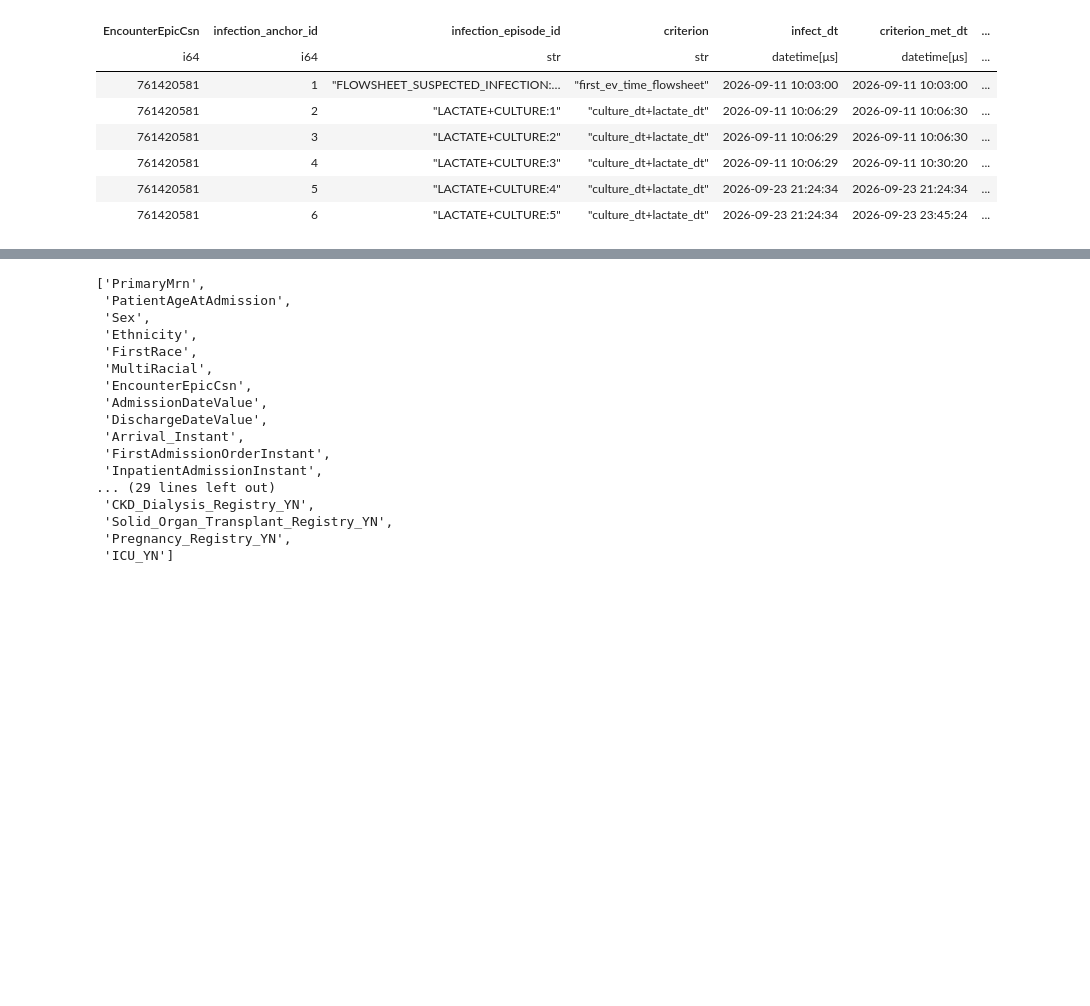
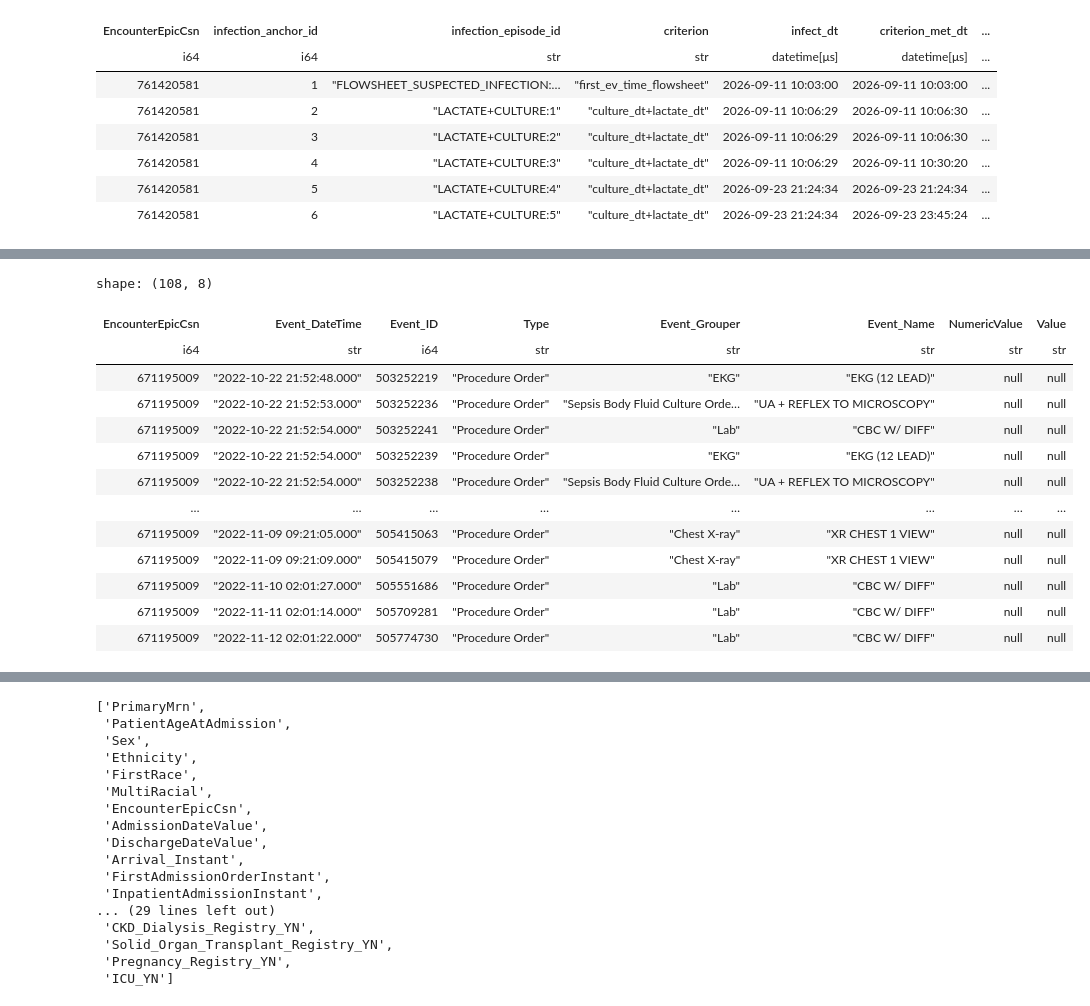
Before and after one commit to UTSW-CIC/Sepsis-Analysis, a Jupyter notebook: notebooks/scratches-requests/00_phase4_phase3_output.ipynb, the cells around one changed output, grey strips where cells are left out. Drawn from its saved outputs; the diff is of its cells as text; code cells hidden in the pictures; blank space fills up the shorter version.

```diff
--- a/notebooks/scratches-requests/00_phase4_phase3_output.ipynb
+++ b/notebooks/scratches-requests/00_phase4_phase3_output.ipynb
@@ -298,11 +301,17 @@ shape: (6, 7)
 # %%
 df_enc_4  = pl.read_csv(os.path.join(data_path, "Encounter Attributes - 10.28.26.csv"),
                          null_values=['null', "NULL", 'Null', 'NONE', 'None'],
-                        infer_schema=False,
+                        infer_schema=True,
 						# new_columns=input_output_config_4.input_file_names.HEADERS,
                         # has_header=False
                         )
 
+df_proc_4  = pl.read_csv(os.path.join(data_path, "Procedure Orders - 10.8.26.csv"),
+                         null_values=['null', "NULL", 'Null', 'NONE', 'None'],
+                        infer_schema=True,
+						new_columns=input_output_config_4.input_file_names.HEADERS,
+                        has_header=False
+                        )
 df_meds_4 = pl.read_csv(os.path.join(data_path, "Med Admin - 10.8.26.csv"),
                          null_values=['null', "NULL", 'Null', 'NONE', 'None'],
                         infer_schema=False,
@@ -323,0 +349,21 @@ df_medsord_4 = pl.read_csv(os.path.join(data_path, "Med Orders - 10.8.26.csv"),
+# %%
+df_proc_4.filter(
+    ((pl.col("EncounterEpicCsn").cast(pl.Int32)) == 671195009)
+    # &
+    # (pl.col("Event_Grouper").str.to_lowercase().str.contains("antib"))
+).sort(by='Event_DateTime')
+# %% [output]
+shape: (108, 8)
+| EncounterEpicCsn | Event_DateTime | Event_ID | Type | Event_Grouper | Event_Name | NumericValue | Value |
+| i64 | str | i64 | str | str | str | str | str |
+| 671195009 | "2022-10-22 21:52:48.000" | 503252219 | "Procedure Order" | "EKG" | "EKG (12 LEAD)" | null | null |
+| 671195009 | "2022-10-22 21:52:53.000" | 503252236 | "Procedure Order" | "Sepsis Body Fluid Culture Orde… | "UA + REFLEX TO MICROSCOPY" | null | null |
+| 671195009 | "2022-10-22 21:52:54.000" | 503252241 | "Procedure Order" | "Lab" | "CBC W/ DIFF" | null | null |
+| 671195009 | "2022-10-22 21:52:54.000" | 503252239 | "Procedure Order" | "EKG" | "EKG (12 LEAD)" | null | null |
+| 671195009 | "2022-10-22 21:52:54.000" | 503252238 | "Procedure Order" | "Sepsis Body Fluid Culture Orde… | "UA + REFLEX TO MICROSCOPY" | null | null |
+| … | … | … | … | … | … | … | … |
+| 671195009 | "2022-11-09 09:21:05.000" | 505415063 | "Procedure Order" | "Chest X-ray" | "XR CHEST 1 VIEW" | null | null |
+| 671195009 | "2022-11-09 09:21:09.000" | 505415079 | "Procedure Order" | "Chest X-ray" | "XR CHEST 1 VIEW" | null | null |
+| 671195009 | "2022-11-10 02:01:27.000" | 505551686 | "Procedure Order" | "Lab" | "CBC W/ DIFF" | null | null |
+| 671195009 | "2022-11-11 02:01:14.000" | 505709281 | "Procedure Order" | "Lab" | "CBC W/ DIFF" | null | null |
+| 671195009 | "2022-11-12 02:01:22.000" | 505774730 | "Procedure Order" | "Lab" | "CBC W/ DIFF" | null | null |
```
Also changed, not shown: parts of 18 cells of this notebook, 27 other files.
